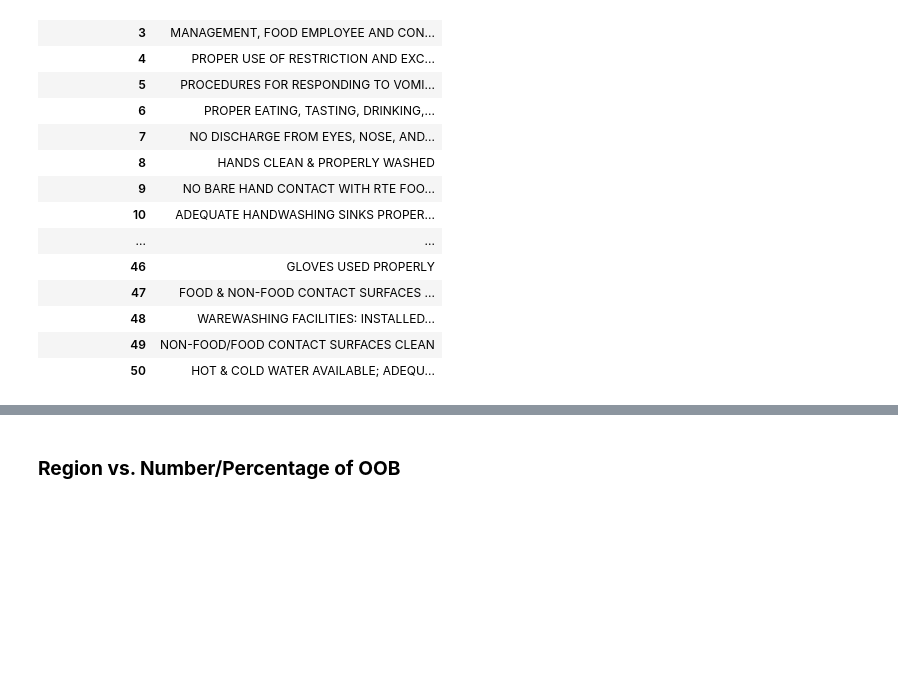
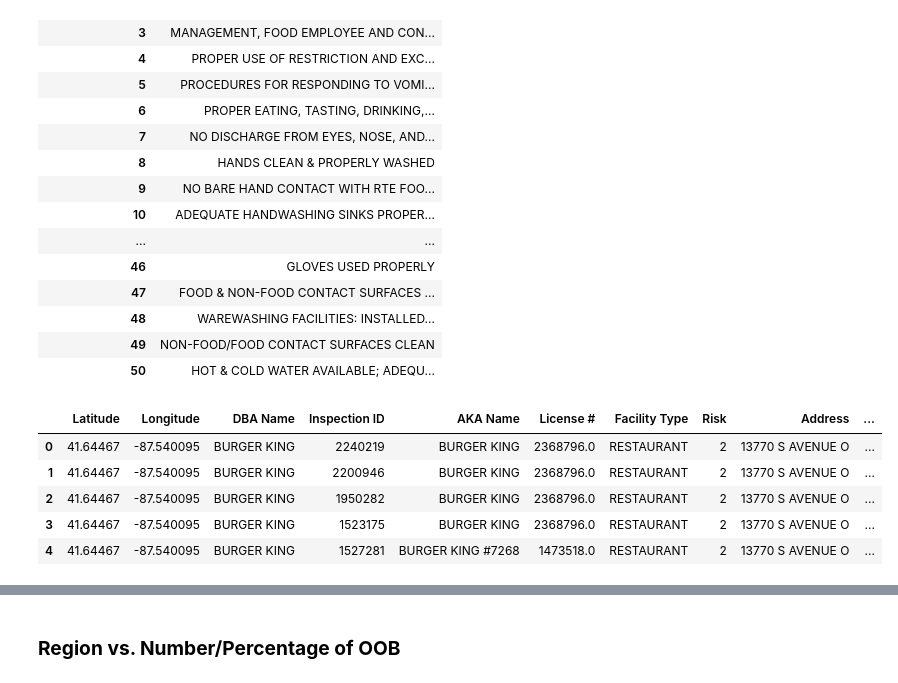
Before and after one commit to RubinDaija/epfl-ada-2019-project, a Jupyter notebook: new_project_violations.ipynb, the cells around one changed output, grey strips where cells are left out. Cells and saved outputs as stored; diff of their text form; code cells hidden in the pictures; blank space fills up the shorter version.

```diff
--- a/new_project_violations.ipynb
+++ b/new_project_violations.ipynb
@@ -794,3 +798,16 @@ vio_descr.head(50)
 | 48 | WAREWASHING FACILITIES: INSTALLED... |
 | 49 | NON-FOOD/FOOD CONTACT SURFACES CLEAN |
 | 50 | HOT & COLD WATER AVAILABLE; ADEQU... |
+# %%
+merged_oob # facilities that have gone oob
+set_diff_oob # facilities that haven't gone oob
+critical_vios = list(range(15))
+serious_vios = list(range(15, 30))
+merged_oob.head()
+# %% [output]
+|  | Latitude | Longitude | DBA Name | Inspection ID | AKA Name | License # | Facility Type | Risk | Address | ... |
+| 0 | 41.64467 | -87.540095 | BURGER KING | 2240219 | BURGER KING | 2368796.0 | RESTAURANT | 2 | 13770 S AVENUE O | ... |
+| 1 | 41.64467 | -87.540095 | BURGER KING | 2200946 | BURGER KING | 2368796.0 | RESTAURANT | 2 | 13770 S AVENUE O | ... |
+| 2 | 41.64467 | -87.540095 | BURGER KING | 1950282 | BURGER KING | 2368796.0 | RESTAURANT | 2 | 13770 S AVENUE O | ... |
+| 3 | 41.64467 | -87.540095 | BURGER KING | 1523175 | BURGER KING | 2368796.0 | RESTAURANT | 2 | 13770 S AVENUE O | ... |
+| 4 | 41.64467 | -87.540095 | BURGER KING | 1527281 | BURGER KING #7268 | 1473518.0 | RESTAURANT | 2 | 13770 S AVENUE O | ... |
```
Also changed, not shown: parts of 12 cells of this notebook.
